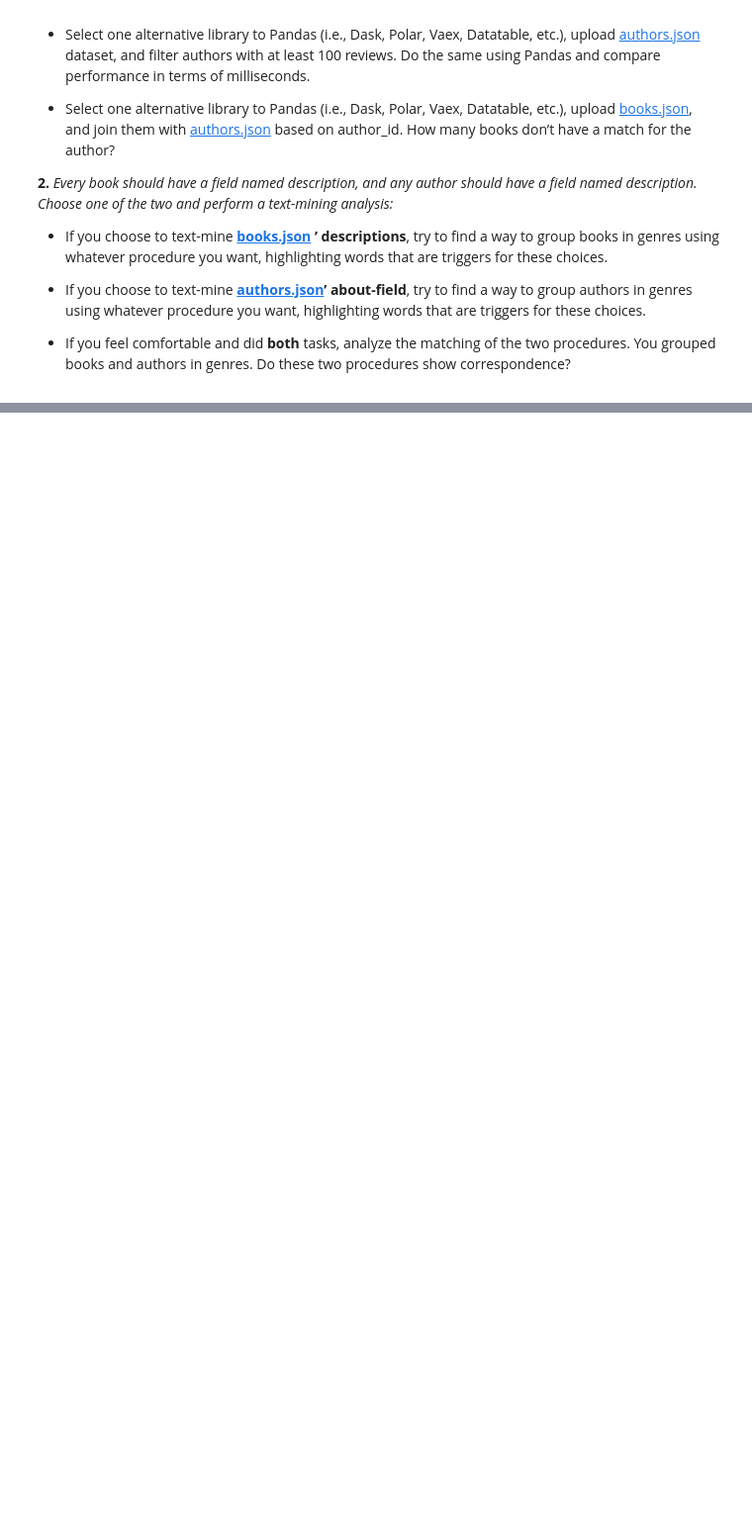
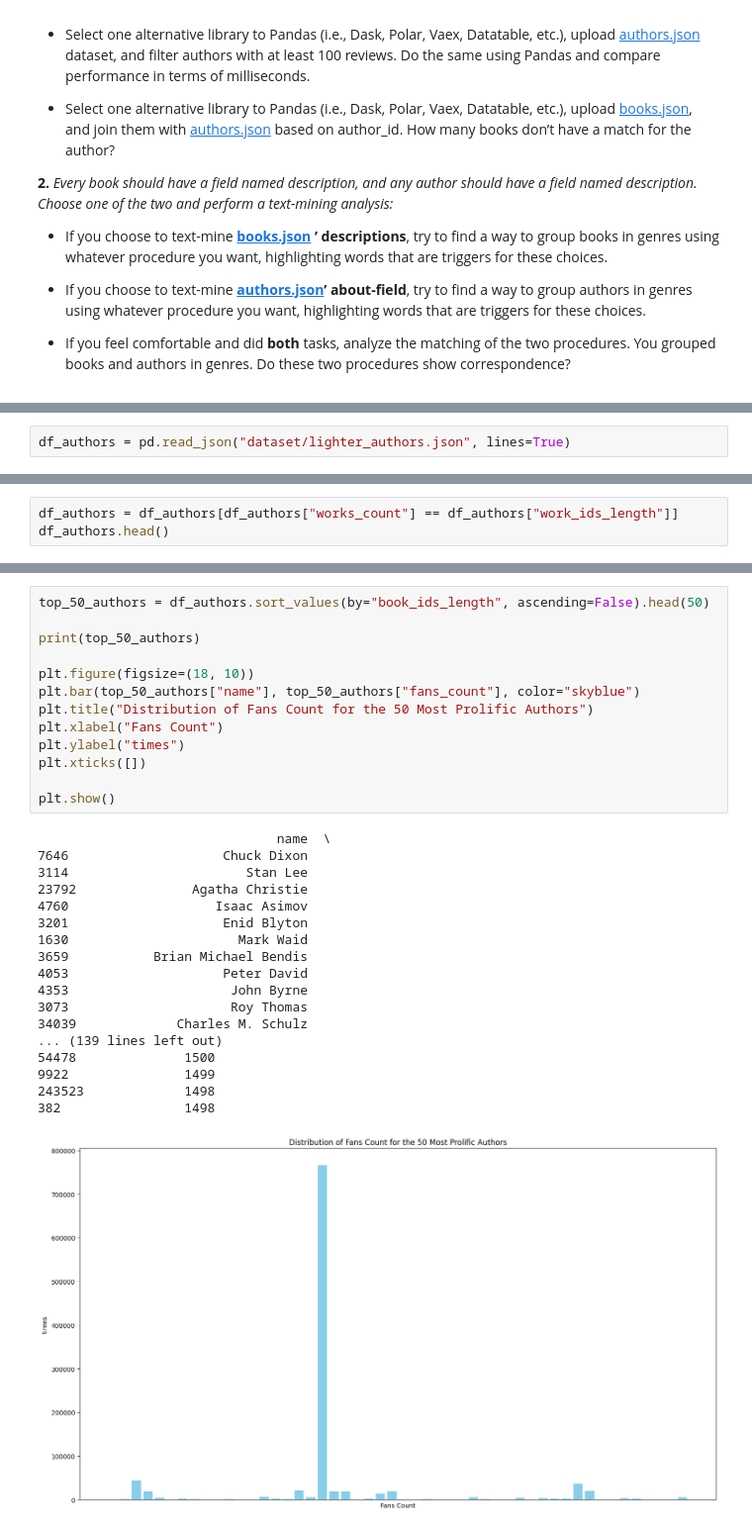
Before and after one commit to do3-173/ADM_HW2, a Jupyter notebook: research_questions.ipynb, the cells around one changed output, grey strips where cells are left out. Shown at 99% size. Drawn from its saved outputs; the diff is of its cells as text; blank space fills up the shorter version.

```diff
--- a/research_questions.ipynb
+++ b/research_questions.ipynb
@@ -81,0 +89,2 @@
+# %%
+df_authors = pd.read_json("dataset/lighter_authors.json", lines=True)
@@ -81,0 +136,3 @@
+# %%
+df_authors = df_authors[df_authors["works_count"] == df_authors["work_ids_length"]]
+df_authors.head()
@@ -81,0 +239,32 @@
+# %%
+top_50_authors = df_authors.sort_values(by="book_ids_length", ascending=False).head(50)
+
+print(top_50_authors)
+
+plt.figure(figsize=(18, 10))
+plt.bar(top_50_authors["name"], top_50_authors["fans_count"], color="skyblue")
+plt.title("Distribution of Fans Count for the 50 Most Prolific Authors")
+plt.xlabel("Fans Count")
+plt.ylabel("times")
+plt.xticks([])
+
+plt.show()
+# %% [output]
+                               name  \
+7646                    Chuck Dixon
+3114                       Stan Lee
+23792               Agatha Christie
+4760                   Isaac Asimov
+3201                    Enid Blyton
+1630                      Mark Waid
+3659           Brian Michael Bendis
+4053                    Peter David
+4353                     John Byrne
+3073                     Roy Thomas
+34039             Charles M. Schulz
+... (139 lines left out)
+54478              1500
+9922               1499
+243523             1498
+382                1498
+[figure, added]
```
Also changed, not shown: parts of 61 cells of this notebook, 1 other file.
